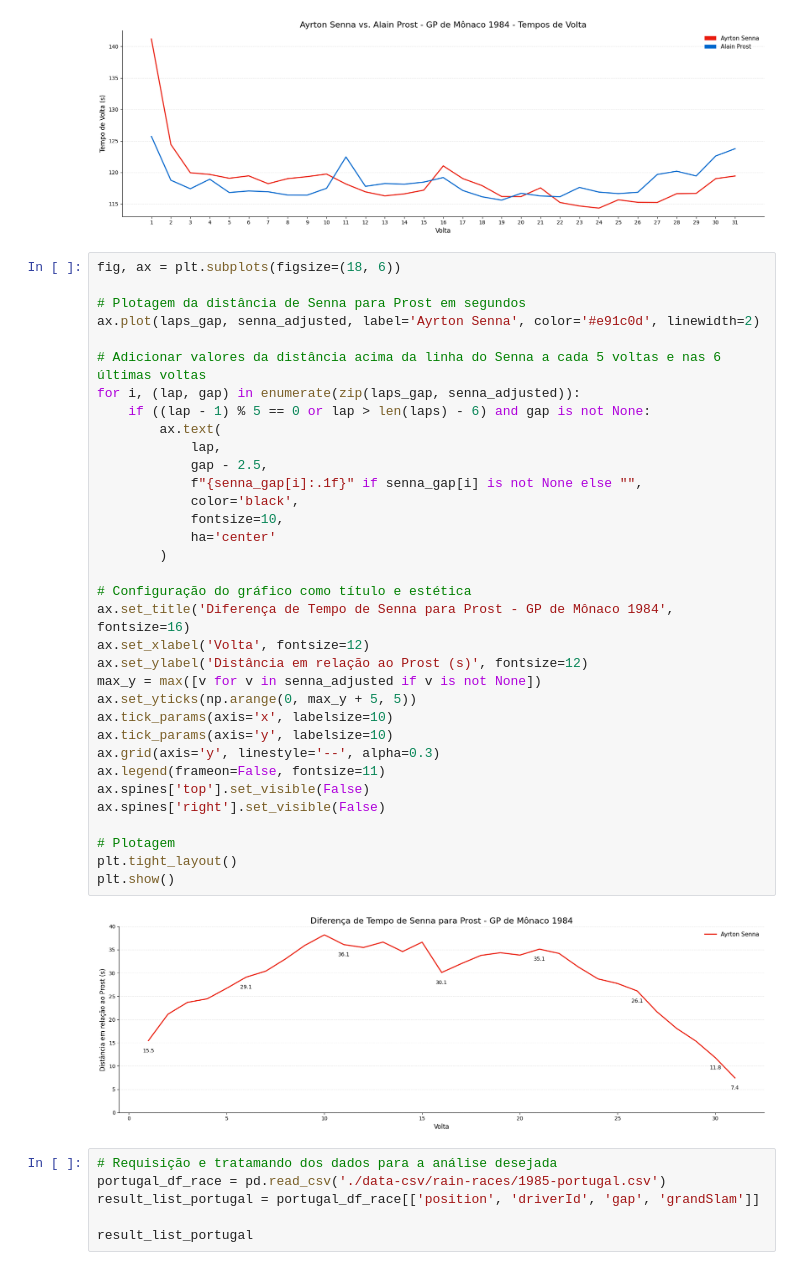
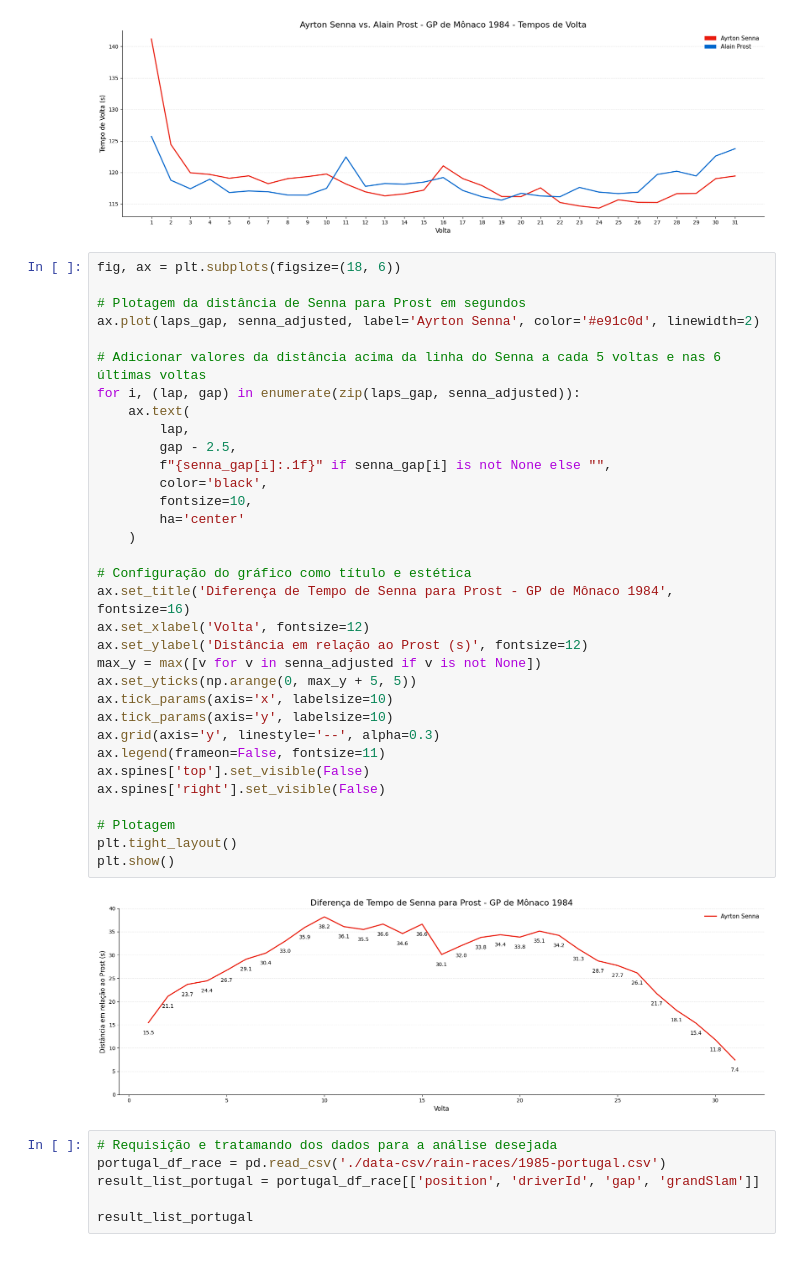
Before and after one commit to thiagodalladea/ayrton-senna-dv, a Jupyter notebook: nb.ipynb, the cells around one changed output. Cells and saved outputs as stored; diff of their text form.

```diff
--- a/nb.ipynb
+++ b/nb.ipynb
@@ -613,39 +613,38 @@ plt.show()
 # %%
 fig, ax = plt.subplots(figsize=(18, 6))
 
 # Plotagem da distância de Senna para Prost em segundos
 ax.plot(laps_gap, senna_adjusted, label='Ayrton Senna', color='#e91c0d', linewidth=2)
 
 # Adicionar valores da distância acima da linha do Senna a cada 5 voltas e nas 6 últimas voltas
 for i, (lap, gap) in enumerate(zip(laps_gap, senna_adjusted)):
-    if ((lap - 1) % 5 == 0 or lap > len(laps) - 6) and gap is not None:
-        ax.text(
-            lap,
-            gap - 2.5,
-            f"{senna_gap[i]:.1f}" if senna_gap[i] is not None else "",
-            color='black',
-            fontsize=10,
-            ha='center'
-        )
+    ax.text(
+        lap,
+        gap - 2.5,
+        f"{senna_gap[i]:.1f}" if senna_gap[i] is not None else "",
+        color='black',
+        fontsize=10,
+        ha='center'
+    )
 
 # Configuração do gráfico como título e estética
 ax.set_title('Diferença de Tempo de Senna para Prost - GP de Mônaco 1984', fontsize=16)
 ax.set_xlabel('Volta', fontsize=12)
 ax.set_ylabel('Distância em relação ao Prost (s)', fontsize=12)
 max_y = max([v for v in senna_adjusted if v is not None])
 ax.set_yticks(np.arange(0, max_y + 5, 5))
 ax.tick_params(axis='x', labelsize=10)
 ax.tick_params(axis='y', labelsize=10)
 ax.grid(axis='y', linestyle='--', alpha=0.3)
 ax.legend(frameon=False, fontsize=11)
 ax.spines['top'].set_visible(False)
 ax.spines['right'].set_visible(False)
 
 # Plotagem
 plt.tight_layout()
 plt.show()
 # %% [output]
-[figure, old version]
+[figure, new version]
 # %%
 # Requisição e tratamando dos dados para a análise desejada
 portugal_df_race = pd.read_csv('./data-csv/rain-races/1985-portugal.csv')
```
